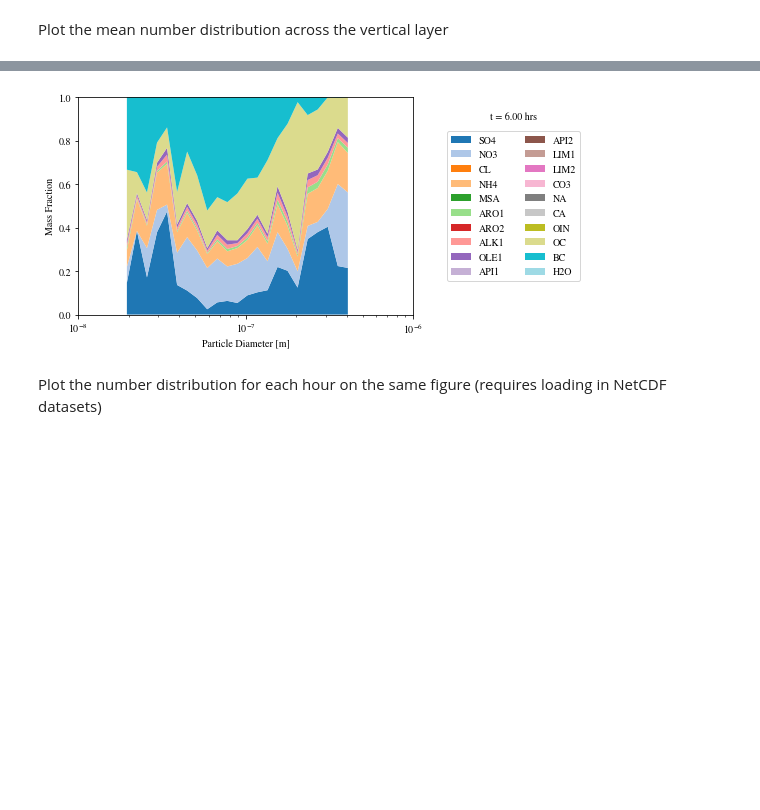
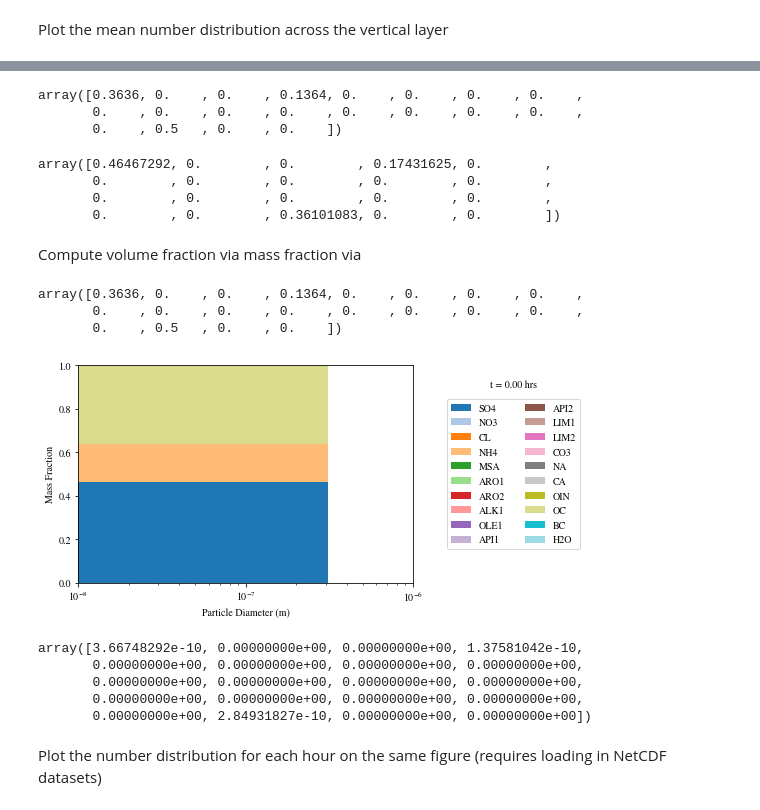
Before and after one commit to samfrederick/WRF-PartMC-LES, a Jupyter notebook: analysis/gridded_output/May-2024-final-runs/gridded-output-analysis.ipynb, the cells around one changed output, grey strips where cells are left out. Saved outputs shown, nothing was run; the diff lists cells and outputs as text; code cells hidden in the pictures; blank space fills up the shorter version.

```diff
--- a/analysis/gridded_output/May-2024-final-runs/gridded-output-analysis.ipynb
+++ b/analysis/gridded_output/May-2024-final-runs/gridded-output-analysis.ipynb
@@ -15,11 +15,11 @@ GriddedOutput.addScenario(scenario_name='uniform-basecase', slurm_id=4599545)
 GriddedOutput.addScenario(scenario_name='point-source-1x1', slurm_id=4599634)
 # %%
 # NOTE: USER SELECT SCENARIO
-#scenario = 'uniform-basecase'
-scenario = 'point-source-1x1'
+scenario = 'uniform-basecase'
+#scenario = 'point-source-1x1'
 
-z_idx = 40 # 0 indexing
-t_idx = 37 # 1 indexing
+z_idx = 0 # 0 indexing
+t_idx = 1 # 1 indexing
 
 # use a width of 10, horizontally average across the 10x10 grid cells
 xstart, xend = 45, 55 # 1 indexing
@@ -96,0 +97,34 @@ plotSpeciatedMassDist(crosssec_binned_mean_species_mass_optimized, yscale='linea
+# %%
+def plotSpeciatedMassFrac(binned_species_mass_arr, **kwargs):
+    if binned_species_mass_arr.shape[1] == GriddedOutput.n_bins:
+        binned_species_mass_arr = binned_species_mass_arr[:, :-1]
+
+    total_mass_per_bin = (binned_species_mass_arr[:, :]#/bin_logwidth # moved division by logwidth to calculation of mass distrib
+                          ).sum(axis=0)
+    frac_total = np.zeros((GriddedOutput.n_bins-1,))
+    fig, ax = plt.subplots(1, 1)
+    # Plot the total speciated mass distribution
+    for i, species in enumerate(GriddedOutput.aero_species):
+        species_mass_dist = binned_species_mass_arr[i, :]#/bin_logwidth # moved division by logwidth to calculation of mass distrib
+        species_frac = species_mass_dist/total_mass_per_bin
+        frac_total += species_frac
+        if i == 0:
+            y_lower = 0
+            y_lower = np.array((GriddedOutput.n_bins-1)*[y_lower])
+        else:
+            y_lower = frac_total - species_frac
+        ax.fill_between(x=GriddedOutput.bin_geocenter, y1=y_lower, y2=frac_total, label=species)
+
+    plt.xlim(GriddedOutput.bin_edges[0], GriddedOutput.bin_edges[-1])
+    plt.ylim(0, 1)
+    plt.xscale('log')
+    plt.ylabel('Mass Fraction')
+    plt.xlabel('Particle Diameter (m)')
+    if kwargs.get('xlims'):
+        plt.xlim(kwargs.get('xlims'))
+    plt.legend(loc='center', bbox_to_anchor=(1.3, .5), ncol=2)
+    if kwargs.get('t_idx'):
+        t = kwargs.get('t_idx')
+        history_dt = GriddedOutput.historydelta_m/60 # hours
+        time =  ((t-1)*history_dt)
+        plt.text(1.3, .9, f't = {time:3.2f} hrs', transform=ax.transAxes, horizontalalignment='center')
@@ -96,0 +140,6 @@ plotSpeciatedMassDist(crosssec_binned_mean_species_mass_optimized, yscale='linea
+# %%
+volume_fraction.data
+# %% [output]
+array([0.3636, 0.    , 0.    , 0.1364, 0.    , 0.    , 0.    , 0.    ,
+       0.    , 0.    , 0.    , 0.    , 0.    , 0.    , 0.    , 0.    ,
+       0.    , 0.5   , 0.    , 0.    ])
@@ -96,0 +149,9 @@ plotSpeciatedMassDist(crosssec_binned_mean_species_mass_optimized, yscale='linea
+# %%
+mass_fraction.data
+# %% [output]
+array([0.46467292, 0.        , 0.        , 0.17431625, 0.        ,
+       0.        , 0.        , 0.        , 0.        , 0.        ,
+       0.        , 0.        , 0.        , 0.        , 0.        ,
+       0.        , 0.        , 0.36101083, 0.        , 0.        ])
+# %% [markdown]
+Compute volume fraction via mass fraction via
@@ -97,6 +160,20 @@ plotSpeciatedMassDist(crosssec_binned_mean_species_mass_optimized, yscale='linea
+# %%
+vol_frac_derived.data
+# %% [output]
+array([0.3636, 0.    , 0.    , 0.1364, 0.    , 0.    , 0.    , 0.    ,
+       0.    , 0.    , 0.    , 0.    , 0.    , 0.    , 0.    , 0.    ,
+       0.    , 0.5   , 0.    , 0.    ])
 # %%
 plotSpeciatedMassFrac(crosssec_binned_mean_species_mass_optimized, xlims=(1e-8, 1e-6),
-                      scenario=scenario, t_idx=t_idx, z_idx=z_idx, savefig=True
+                      scenario=scenario, t_idx=t_idx, z_idx=z_idx, savefig=False
                       )
 # %% [output]
-[figure, old version]
+[figure, new version]
+# %%
+crosssec_binned_mean_species_mass_optimized[:,30]
+# %% [output]
+array([3.66748292e-10, 0.00000000e+00, 0.00000000e+00, 1.37581042e-10,
+       0.00000000e+00, 0.00000000e+00, 0.00000000e+00, 0.00000000e+00,
+       0.00000000e+00, 0.00000000e+00, 0.00000000e+00, 0.00000000e+00,
+       0.00000000e+00, 0.00000000e+00, 0.00000000e+00, 0.00000000e+00,
+       0.00000000e+00, 2.84931827e-10, 0.00000000e+00, 0.00000000e+00])
```
Also changed, not shown: parts of 22 cells of this notebook.
